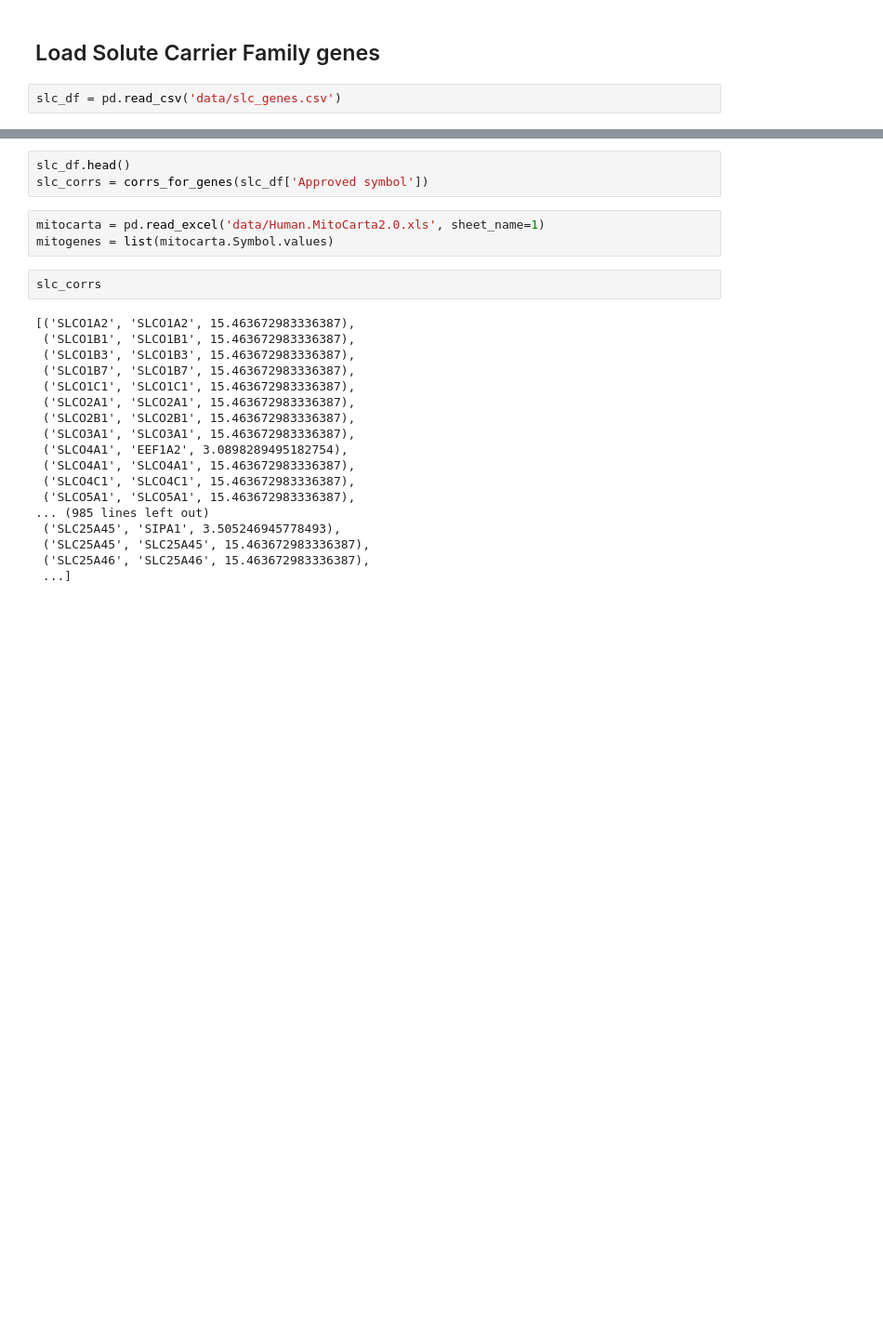
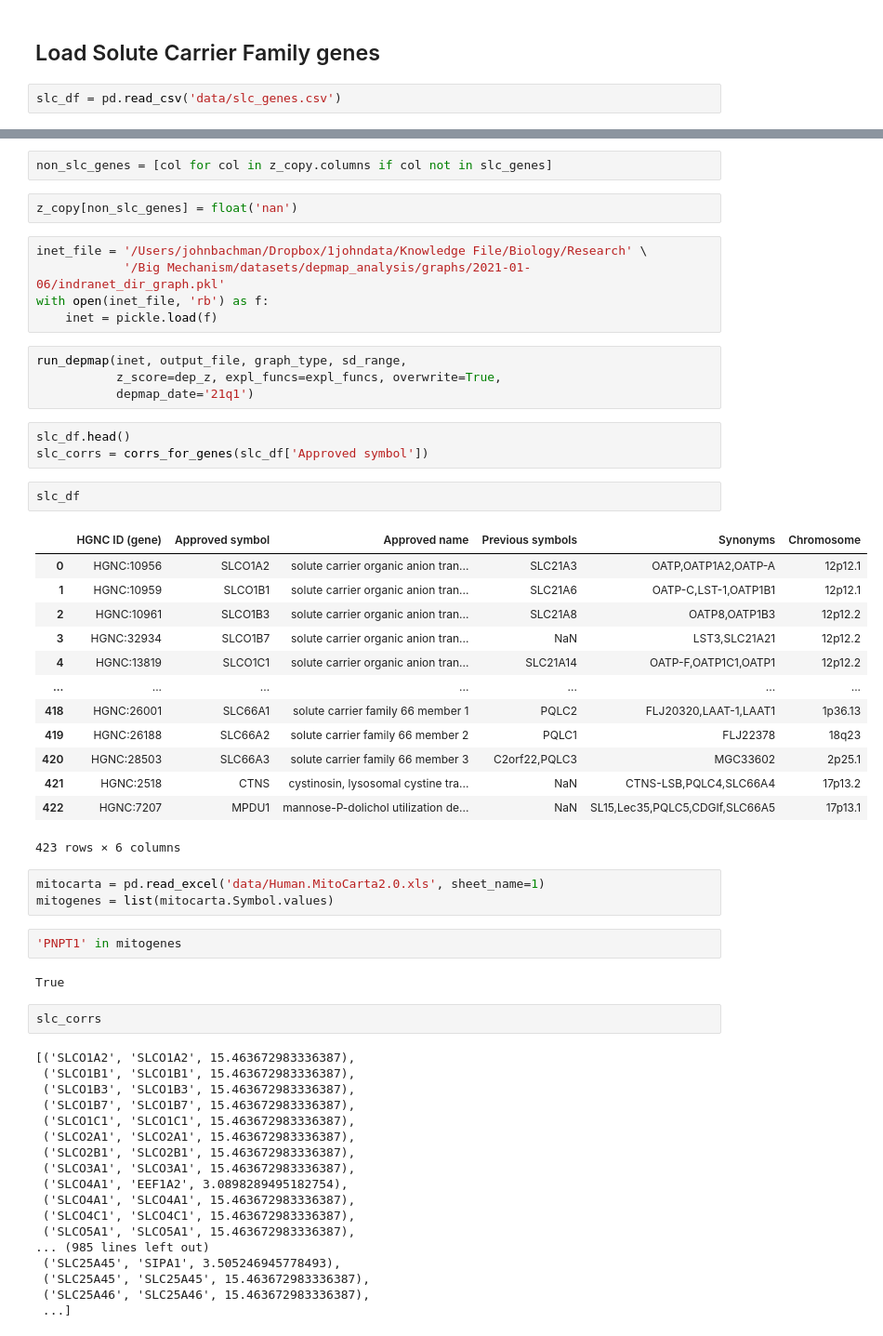
Before and after one commit to johnbachman/depmap_analysis, a Jupyter notebook: notebooks/Biomarkers of Dependency.ipynb, the cells around one changed output, grey strips where cells are left out. Shown: that part at 93% size. Drawn from its saved outputs; the diff is of its cells as text; blank space fills up the shorter version.

```diff
--- a/notebooks/Biomarkers of Dependency.ipynb
+++ b/notebooks/Biomarkers of Dependency.ipynb
@@ -608,9 +620,42 @@ slc_df = pd.read_csv('data/slc_genes.csv')
+# %%
+non_slc_genes = [col for col in z_copy.columns if col not in slc_genes]
+# %%
+z_copy[non_slc_genes] = float('nan')
+# %%
+inet_file = '/Users/johnbachman/Dropbox/1johndata/Knowledge File/Biology/Research' \
+            '/Big Mechanism/datasets/depmap_analysis/graphs/2021-01-06/indranet_dir_graph.pkl'
+with open(inet_file, 'rb') as f:
+    inet = pickle.load(f)
+# %%
+run_depmap(inet, output_file, graph_type, sd_range,
+           z_score=dep_z, expl_funcs=expl_funcs, overwrite=True,
+           depmap_date='21q1')
 # %%
 slc_df.head()
 slc_corrs = corrs_for_genes(slc_df['Approved symbol'])
+# %%
+slc_df
+# %% [output]
+|  | HGNC ID (gene) | Approved symbol | Approved name | Previous symbols | Synonyms | Chromosome |
+| 0 | HGNC:10956 | SLCO1A2 | solute carrier organic anion tran... | SLC21A3 | OATP,OATP1A2,OATP-A | 12p12.1 |
+| 1 | HGNC:10959 | SLCO1B1 | solute carrier organic anion tran... | SLC21A6 | OATP-C,LST-1,OATP1B1 | 12p12.1 |
+| 2 | HGNC:10961 | SLCO1B3 | solute carrier organic anion tran... | SLC21A8 | OATP8,OATP1B3 | 12p12.2 |
+| 3 | HGNC:32934 | SLCO1B7 | solute carrier organic anion tran... | NaN | LST3,SLC21A21 | 12p12.2 |
+| 4 | HGNC:13819 | SLCO1C1 | solute carrier organic anion tran... | SLC21A14 | OATP-F,OATP1C1,OATP1 | 12p12.2 |
+| ... | ... | ... | ... | ... | ... | ... |
+| 418 | HGNC:26001 | SLC66A1 | solute carrier family 66 member 1 | PQLC2 | FLJ20320,LAAT-1,LAAT1 | 1p36.13 |
+| 419 | HGNC:26188 | SLC66A2 | solute carrier family 66 member 2 | PQLC1 | FLJ22378 | 18q23 |
+| 420 | HGNC:28503 | SLC66A3 | solute carrier family 66 member 3 | C2orf22,PQLC3 | MGC33602 | 2p25.1 |
+| 421 | HGNC:2518 | CTNS | cystinosin, lysosomal cystine tra... | NaN | CTNS-LSB,PQLC4,SLC66A4 | 17p13.2 |
+| 422 | HGNC:7207 | MPDU1 | mannose-P-dolichol utilization de... | NaN | SL15,Lec35,PQLC5,CDGIf,SLC66A5 | 17p13.1 |
+423 rows × 6 columns
 # %%
 mitocarta = pd.read_excel('data/Human.MitoCarta2.0.xls', sheet_name=1)
 mitogenes = list(mitocarta.Symbol.values)
+# %%
+'PNPT1' in mitogenes
+# %% [output]
+True
 # %%
 slc_corrs
 # %% [output]
```
Also changed, not shown: parts of 5 cells of this notebook.
